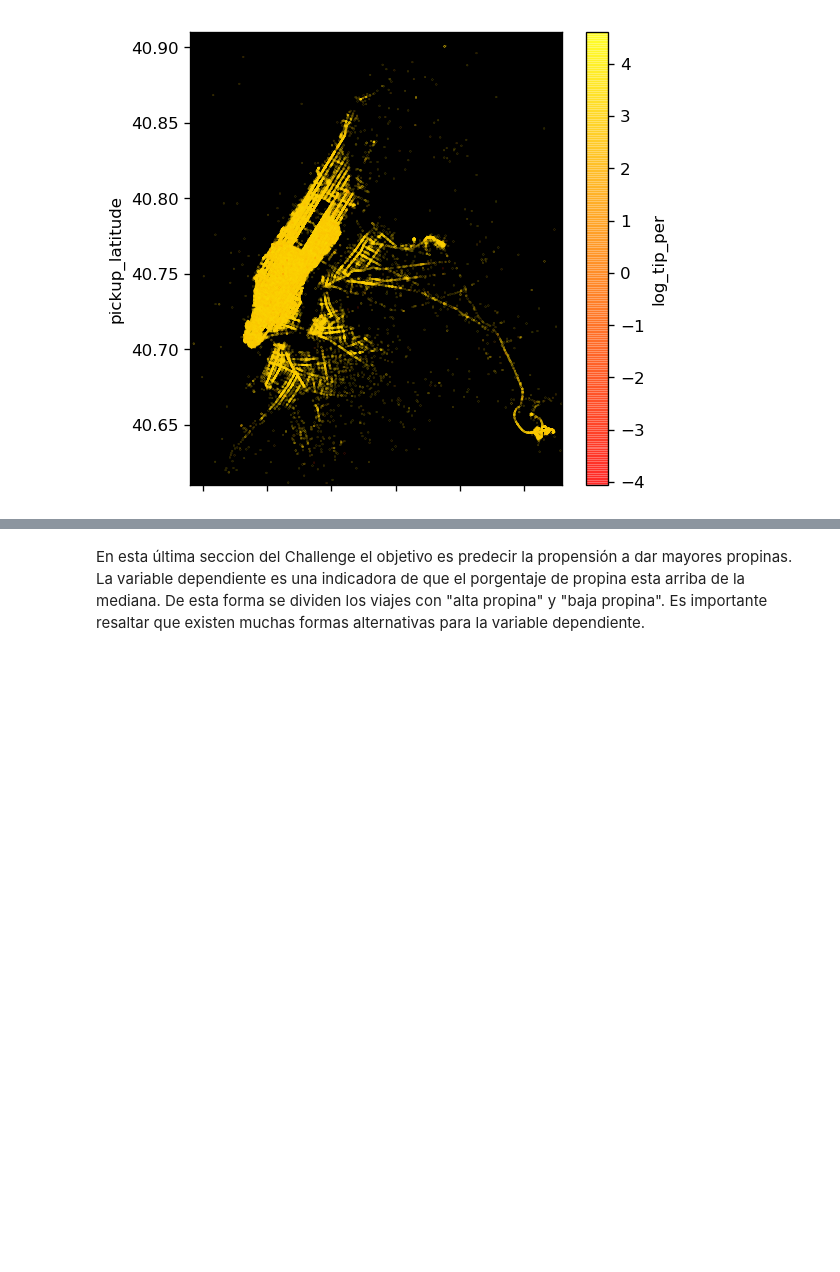
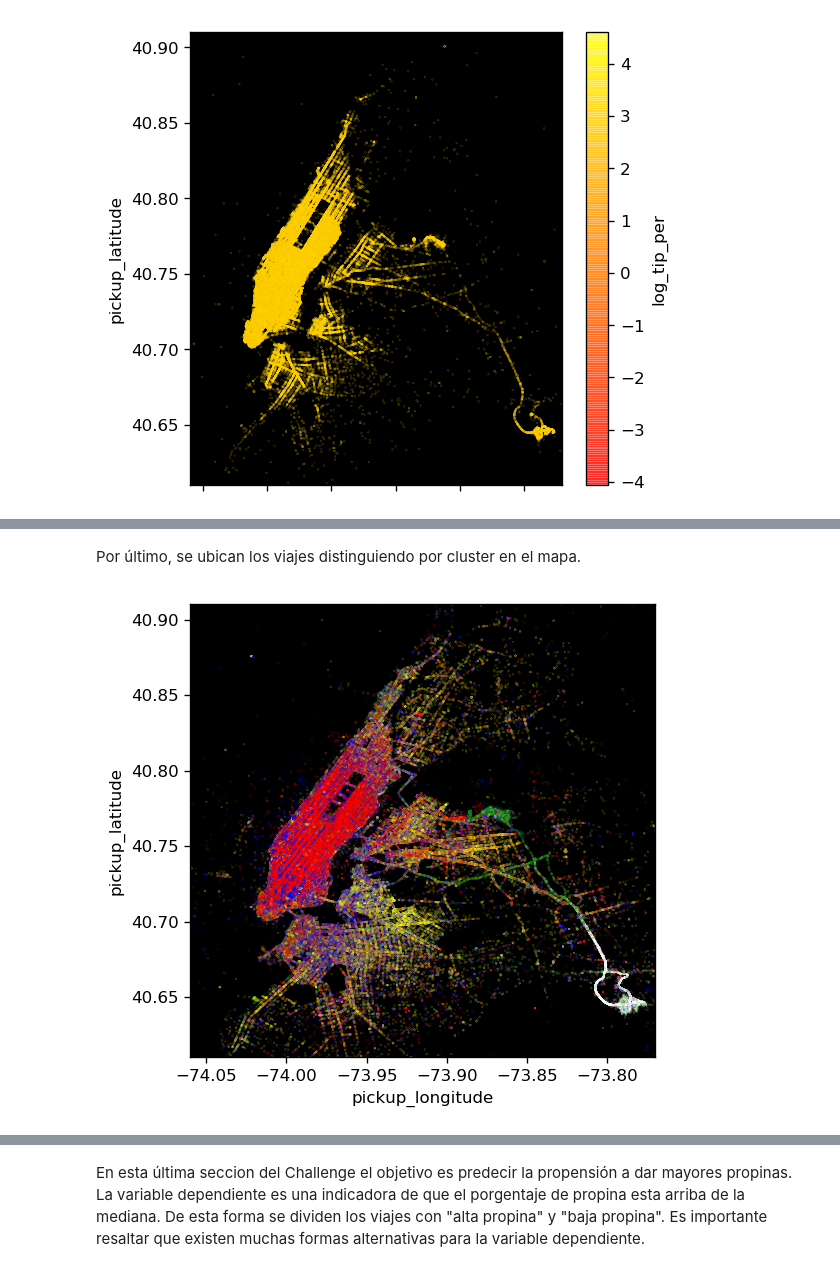
Before and after one commit to cchallu/datank_challenge, a Jupyter notebook: source/datank_challenge.ipynb, the cells around one changed output, grey strips where cells are left out. Saved outputs shown, nothing was run; the diff lists cells and outputs as text; code cells hidden in the pictures; blank space fills up the shorter version.

```diff
--- a/source/datank_challenge.ipynb
+++ b/source/datank_challenge.ipynb
@@ -490,0 +496,10 @@ P.set_axis_bgcolor('black')
+# %%
+# Variables relevantes
+columns = ['trip_distance','pickup_hour']
+data_kmeans = data_clean[columns].loc[data_clean['outlier']==0]
+# Normalización
+data_kmeans['trip_distance'] = (data_kmeans['trip_distance']-data_kmeans['trip_distance'].mean())/data_kmeans['trip_distance'].std()
+data_kmeans['pickup_hour'] = (data_kmeans['pickup_hour']-data_kmeans['pickup_hour'].mean())/data_kmeans['pickup_hour'].std()
+X = np.array(data_kmeans)
+# Ajuste
+kmeans = KMeans(n_clusters=5, random_state=120652).fit(X)
@@ -490,0 +523,6 @@ P.set_axis_bgcolor('black')
+# %%
+clusters = kmeans.predict(X)
+data_kmeans = data_clean[['pickup_latitude','pickup_longitude']].loc[data_clean['outlier']==0]
+clusters.shape = ((10656070,1))
+data_kmeans['cluster'] = clusters
+data_kmeans.head()
@@ -490,0 +536,16 @@ P.set_axis_bgcolor('black')
+# %% [markdown]
+Por último, se ubican los viajes distinguiendo por cluster en el mapa.
+# %%
+%matplotlib inline
+
+new_style = {'grid': False}
+matplotlib.rc('axes', **new_style)
+rcParams['figure.figsize'] = (5, 5)
+rcParams['figure.dpi'] = 120
+
+colors = {0:'red', 1:'blue', 2:'green', 3:'yellow', 4:'white'}
+
+P=data_kmeans.plot(kind='scatter', x='pickup_longitude', y='pickup_latitude',c=data_kmeans['cluster'].apply(lambda x: colors[x]), xlim=(-74.06,-73.77),ylim=(40.61, 40.91),s=.02,alpha=.6)
+P.set_axis_bgcolor('black')
+# %% [output]
+[figure, added]
```
Also changed, not shown: parts of 12 cells of this notebook.
